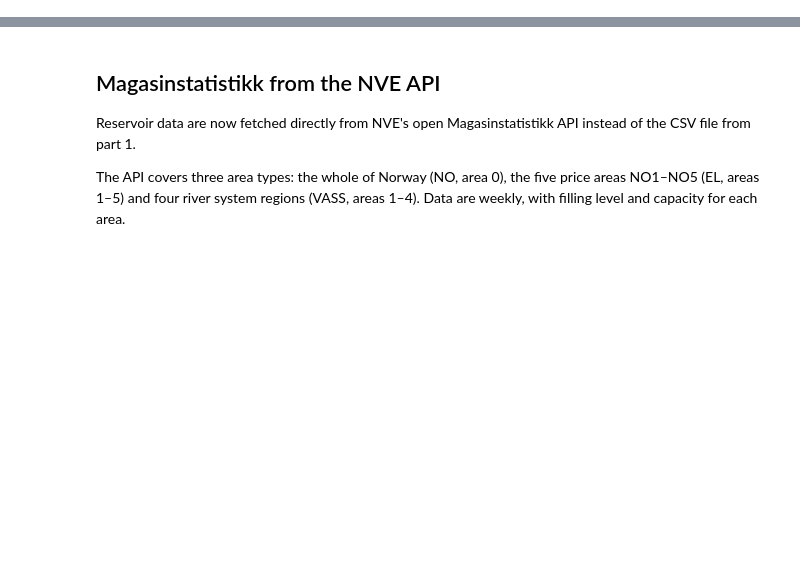
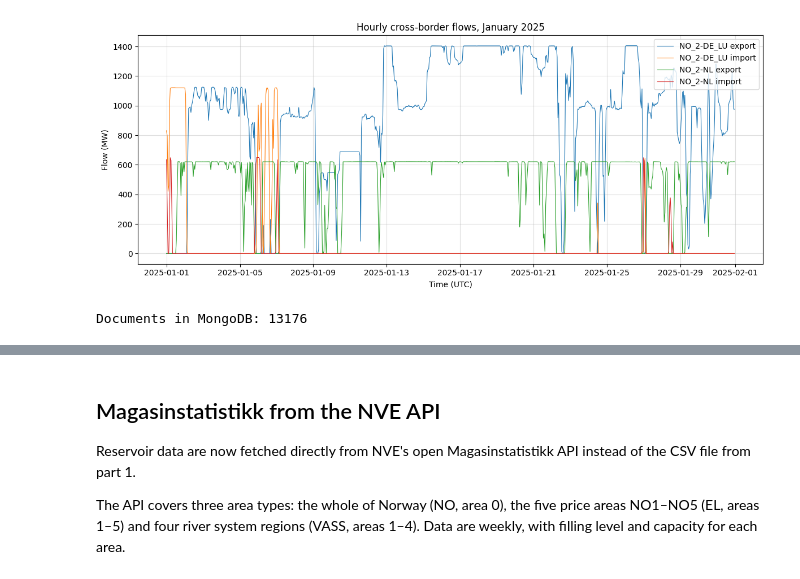
Before and after one commit to maryanahmed11011-pixel/IND320.prosjekt.maryan, a Jupyter notebook: notebooks/ind320_compulsory_2.ipynb, the cells around one changed output, grey strips where cells are left out. Saved outputs shown, nothing was run; the diff lists cells and outputs as text; code cells hidden in the pictures; blank space fills up the shorter version.

Commit message:
Plott fra Spark og daglige data lagret i MongoDB

```diff
--- a/notebooks/ind320_compulsory_2.ipynb
+++ b/notebooks/ind320_compulsory_2.ipynb
@@ -101,0 +87,17 @@ Rows written: 315792
+# %%
+from pyspark.sql import functions as F
+
+# Read gently from the local single-node Cassandra
+spark.conf.set("spark.cassandra.concurrent.reads", "1")
+spark.conf.set("spark.cassandra.input.fetch.sizeInRows", "500")
+
+# Read the flows from Cassandra once, keep only the columns we need,
+# and cache them in Spark so the plots below don't query Cassandra again
+flows_spark = (spark.read.format("org.apache.spark.sql.cassandra")
+               .options(table="flows", keyspace="ind320")
+               .load()
+               .select("connection", "direction", "time", "flow_mw")
+               .cache())
+
+print("Rows read from Cassandra:", flows_spark.count())
+flows_spark.show(5)
@@ -102,3 +123,56 @@ Rows written: 315792
+# %%
+# Choose year and which connections to show
+year = 2025
+chosen = ["NO_2-DE_LU", "NO_2-NL"]
+
+# Filter with Spark: chosen connections, January of the chosen year
+jan = (flows_spark
+       .filter(F.col("connection").isin(chosen) &
+               (F.year("time") == year) & (F.month("time") == 1))
+       .toPandas()
+       .sort_values("time"))
+
+# One line per connection and direction
+fig, ax = plt.subplots(figsize=(12, 5))
+for (c, d), group in jan.groupby(["connection", "direction"]):
+    ax.plot(group["time"], group["flow_mw"], linewidth=0.8, label=f"{c} {d}")
+
+ax.set_title(f"Hourly cross-border flows, January {year}")
+ax.set_xlabel("Time (UTC)")
+ax.set_ylabel("Flow (MW)")
+ax.legend()
+ax.grid(True, alpha=0.4)
+plt.tight_layout()
+plt.show()
+# %% [output]
+[figure, added]
+# %%
+import toml
+import pandas as pd
+from pymongo import MongoClient
+
+# Aggregate the hourly flows to daily energy (MWh) with Spark,
+# so the Streamlit app gets a small, fast dataset
+daily = (flows_spark
+         .groupBy("connection", "direction", F.to_date("time").alias("date"))
+         .agg(F.sum("flow_mw").alias("energy_mwh"))
+         .toPandas())
+
+# MongoDB needs full datetimes; year and month make filtering in Streamlit easy
+daily["date"] = pd.to_datetime(daily["date"])
+daily["year"] = daily["date"].dt.year
+daily["month"] = daily["date"].dt.month
+
+# Connect to MongoDB Atlas and replace any old data in the collection
+secrets = toml.load("../.streamlit/secrets.toml")
+client = MongoClient(secrets["mongo"]["uri"])
+collection = client["ind320"]["flows_daily"]
+collection.delete_many({})
+collection.insert_many(daily.to_dict("records"))
+
+print("Documents in MongoDB:", collection.count_documents({}))
+# %% [output]
+Documents in MongoDB: 13176
 # %%
 import toml
 from pymongo import MongoClient
```
Also changed, not shown: parts of 16 cells of this notebook.
